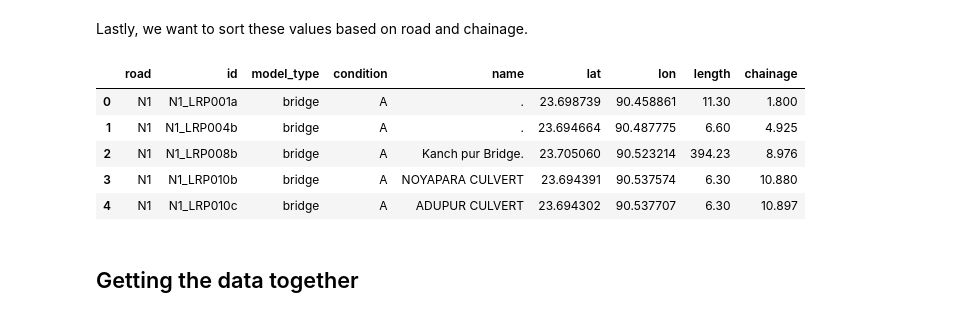
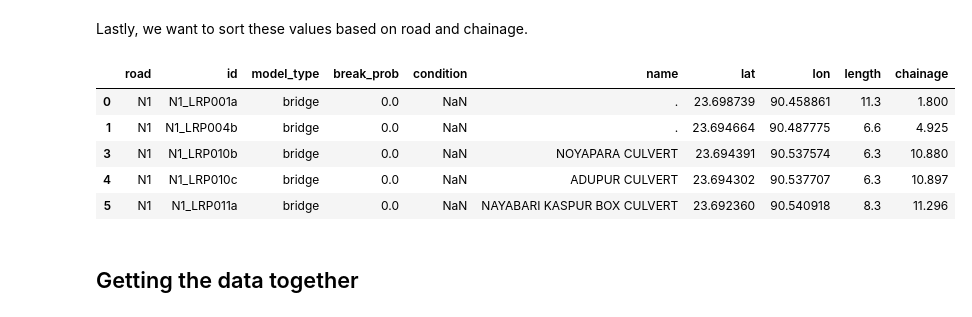
Before and after one commit to LudovicaBindi/Advacned_Simulation-Network_Model_Analysis_Lab4, a Jupyter notebook: notebook/cleaning_data.ipynb, the cells around one changed output. Cells and saved outputs as stored; diff of their text form; code cells hidden in the pictures.

Commit message:
Scenario CSVs are ready!

```diff
--- a/notebook/cleaning_data.ipynb
+++ b/notebook/cleaning_data.ipynb
@@ -620,3 +627,3 @@ We also want to make the column names unified.
-# %%
-final_columns = ['road','model_type','id','name','length','condition','chainage','lat','lon']
-bridges = bridges.set_axis(final_columns, axis=1)
+# %%
+print(bridges.columns)
+final_columns_except_prob = list(bridges.columns[:-5])
@@ -622,0 +636,10 @@ bridges = bridges.set_axis(final_columns, axis=1)
+# %%
+final_column_correct_names = ['road','model_type','id','name','length',
+                              'chainage','lat','lon', 'break_prob']
+scenarios = ['BCSscore','Earthquake', 'Erosion', 'Cyclone', 'Flood']
+bridges_df = {}
+for scenario in scenarios:
+    final_columns = list(final_columns_except_prob.copy())
+    final_columns.append(scenario)
+    bridges_df[scenario] = bridges[final_columns]
+    bridges_df[scenario] = bridges_df[scenario].set_axis(final_column_correct_names, axis=1)
@@ -625,7 +659,8 @@ And in the same order.
 # %%
-columns_right_order = ['road','id','model_type','condition','name','lat','lon','length','chainage']
+columns_right_order = ['road','id','model_type','break_prob','condition',
+                       'name','lat','lon','length','chainage']
 
-bridges = bridges.reindex(columns=columns_right_order)
-bridges['id'] = bridges[['road', 'id']].agg('_'.join, axis=1)
-bridges['model_type'] = "bridge"
-bridges.head()
+for scenario in scenarios:
+    bridges_df[scenario] = bridges_df[scenario].reindex(columns=columns_right_order)
+    bridges_df[scenario]['id'] = bridges_df[scenario][['road', 'id']].agg('_'.join, axis=1)
+    bridges_df[scenario]['model_type'] = "bridge"
@@ -639,16 +676,18 @@ bridges.head()
 # %% [markdown]
 Lastly, we want to sort these values based on road and chainage.
 # %%
-bridges_to_be_merged = bridges.sort_values(by = ["road", "chainage"], ascending = True)
-bridges_to_be_merged = bridges_to_be_merged.loc[bridges_to_be_merged["road"].isin(list_to_keep)]
-bridges_to_be_merged.head()
+for scenario in scenarios:
+    bridges_df[scenario] = bridges_df[scenario].sort_values(by = ["road", "chainage"], ascending = True)
+    bridges_df[scenario] = bridges_df[scenario].loc[bridges_df[scenario].road.isin(list_to_keep)]
+
+bridges_df['BCSscore'].head()
 # %% [output]
-|  | road | id | model_type | condition | name | lat | lon | length | chainage |
-| 0 | N1 | N1_LRP001a | bridge | A | . | 23.698739 | 90.458861 | 11.30 | 1.800 |
-| 1 | N1 | N1_LRP004b | bridge | A | . | 23.694664 | 90.487775 | 6.60 | 4.925 |
-| 2 | N1 | N1_LRP008b | bridge | A | Kanch pur Bridge. | 23.705060 | 90.523214 | 394.23 | 8.976 |
-| 3 | N1 | N1_LRP010b | bridge | A | NOYAPARA CULVERT | 23.694391 | 90.537574 | 6.30 | 10.880 |
-| 4 | N1 | N1_LRP010c | bridge | A | ADUPUR CULVERT | 23.694302 | 90.537707 | 6.30 | 10.897 |
+|  | road | id | model_type | break_prob | condition | name | lat | lon | length | chainage |
+| 0 | N1 | N1_LRP001a | bridge | 0.0 | NaN | . | 23.698739 | 90.458861 | 11.3 | 1.800 |
+| 1 | N1 | N1_LRP004b | bridge | 0.0 | NaN | . | 23.694664 | 90.487775 | 6.6 | 4.925 |
+| 3 | N1 | N1_LRP010b | bridge | 0.0 | NaN | NOYAPARA CULVERT | 23.694391 | 90.537574 | 6.3 | 10.880 |
+| 4 | N1 | N1_LRP010c | bridge | 0.0 | NaN | ADUPUR CULVERT | 23.694302 | 90.537707 | 6.3 | 10.897 |
+| 5 | N1 | N1_LRP011a | bridge | 0.0 | NaN | NAYABARI KASPUR BOX CULVERT | 23.692360 | 90.540918 | 8.3 | 11.296 |
 # %% [markdown]
 ## Getting the data together
 # %% [markdown]
```
Also changed, not shown: parts of 29 cells of this notebook, 13 other files.
